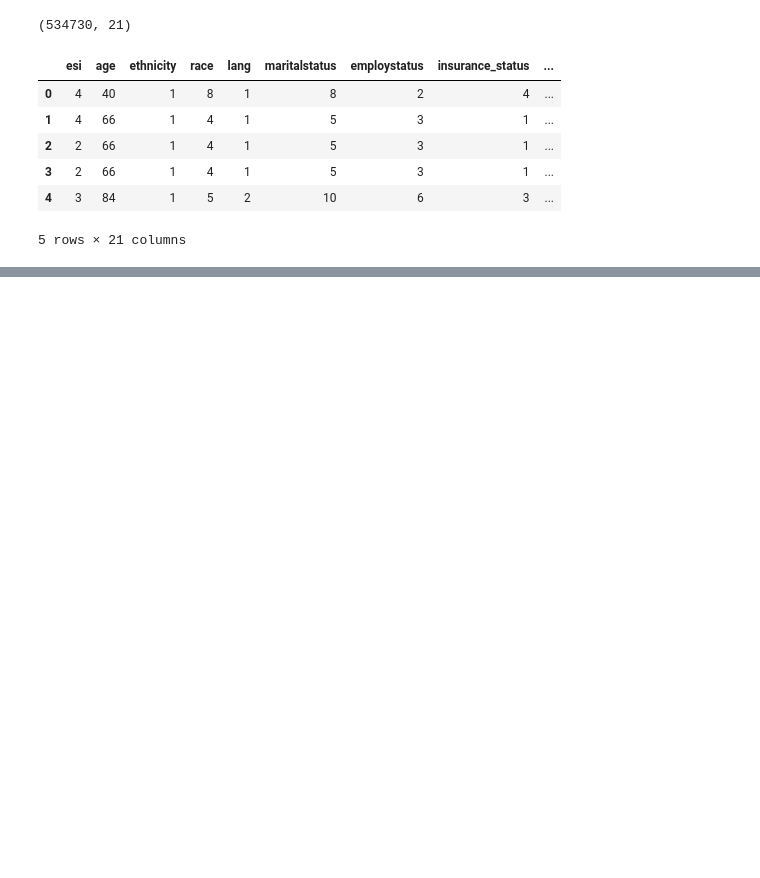
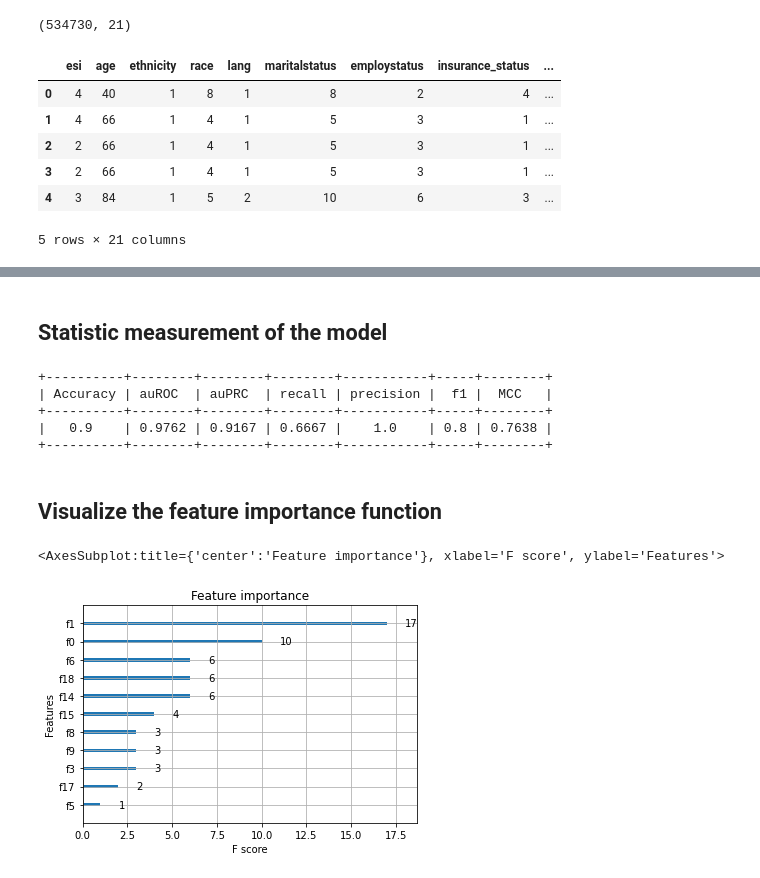
Before and after one commit to yuxuanwu17/02718-Emergency-department-ED-ML-Prediction, a Jupyter notebook: xgBoost_train.ipynb, the cells around one changed output, grey strips where cells are left out. Drawn from its saved outputs; the diff is of its cells as text; code cells hidden in the pictures; blank space fills up the shorter version.

```diff
--- a/xgBoost_train.ipynb
+++ b/xgBoost_train.ipynb
@@ -59,0 +47,18 @@ XGBClassifier(base_score=0.5, booster='gbtree', colsample_bylevel=1,
+# %%
+import xgboost as xgb
+from xgboost import XGBClassifier
+from sklearn.model_selection import GridSearchCV
+from sklearn.model_selection import train_test_split
+import warnings
+warnings.filterwarnings("ignore")
+
+param_grid = [{'max_depth' : [7,10,15],
+               'n_estimators' : [10,30,1]}]
+
+clf = GridSearchCV(XGBClassifier(learning_rate=0.3,n_jobs=-1,random_state=0, objective='binary:logistic'),
+                   param_grid = param_grid, cv = 5, n_jobs=-1,verbose=False)
+best_clf = clf.fit(X_train, y_train)
+
+print("Best cross validation accuracy: {:.2f}".format(best_clf.best_score_))
+print("Test set score: {:.2f}".format(best_clf.score(X_test,y_test)))
+print("Best parameters: {}".format(best_clf.best_params_))
@@ -172,0 +141,49 @@ print(ac)
+# %% [markdown]
+## Statistic measurement of the model
+# %%
+from sklearn.metrics import accuracy_score, f1_score, precision_score, recall_score, matthews_corrcoef
+from sklearn.metrics import roc_auc_score, average_precision_score
+from prettytable import PrettyTable
+accuracy_scores = []
+f1_scores = []
+recall_scores = []
+precision_scores = []
+MCCs = []
+auROCs = []
+auPRCs = []
+
+accuracy_scores.append(accuracy_score(y_true=y_test, y_pred=y_pred))
+f1_scores.append(f1_score(y_true=y_test, y_pred=y_pred))
+recall_scores.append(recall_score(y_true=y_test, y_pred=y_pred))
+precision_scores.append(precision_score(y_true=y_test, y_pred=y_pred))
+MCCs.append(matthews_corrcoef(y_true=y_test, y_pred=y_pred))
+auROCs.append(roc_auc_score(y_true=y_test, y_score=clf.predict_proba(X_test)[:, 1]))
+auPRCs.append(average_precision_score(y_true=y_test,  y_score=clf.predict_proba(X_test)[:, 0]))
+
+table = PrettyTable()
+column_names = ['Accuracy', 'auROC', 'auPRC', 'recall', 'precision', 'f1', 'MCC']
+table.add_column(column_names[0], np.round(accuracy_scores, 4))
+table.add_column(column_names[1], np.round(auROCs, 4))
+table.add_column(column_names[2], np.round(auPRCs, 4))
+table.add_column(column_names[3], np.round(recall_scores, 4))
+table.add_column(column_names[4], np.round(precision_scores, 4))
+table.add_column(column_names[5], np.round(f1_scores, 4))
+table.add_column(column_names[6], np.round(MCCs, 4))
+
+
+print(table)
+# %% [output]
++----------+--------+--------+--------+-----------+-----+--------+
+| Accuracy | auROC  | auPRC  | recall | precision |  f1 |  MCC   |
++----------+--------+--------+--------+-----------+-----+--------+
+|   0.9    | 0.9762 | 0.9167 | 0.6667 |    1.0    | 0.8 | 0.7638 |
++----------+--------+--------+--------+-----------+-----+--------+
+# %% [markdown]
+## Visualize the feature importance function
+# %%
+%matplotlib inline
+
+xgb.plot_importance(clf)
+# %% [output]
+<AxesSubplot:title={'center':'Feature importance'}, xlabel='F score', ylabel='Features'>
+[figure, added]
```
Also changed, not shown: parts of 26 cells of this notebook, 1 other file.
